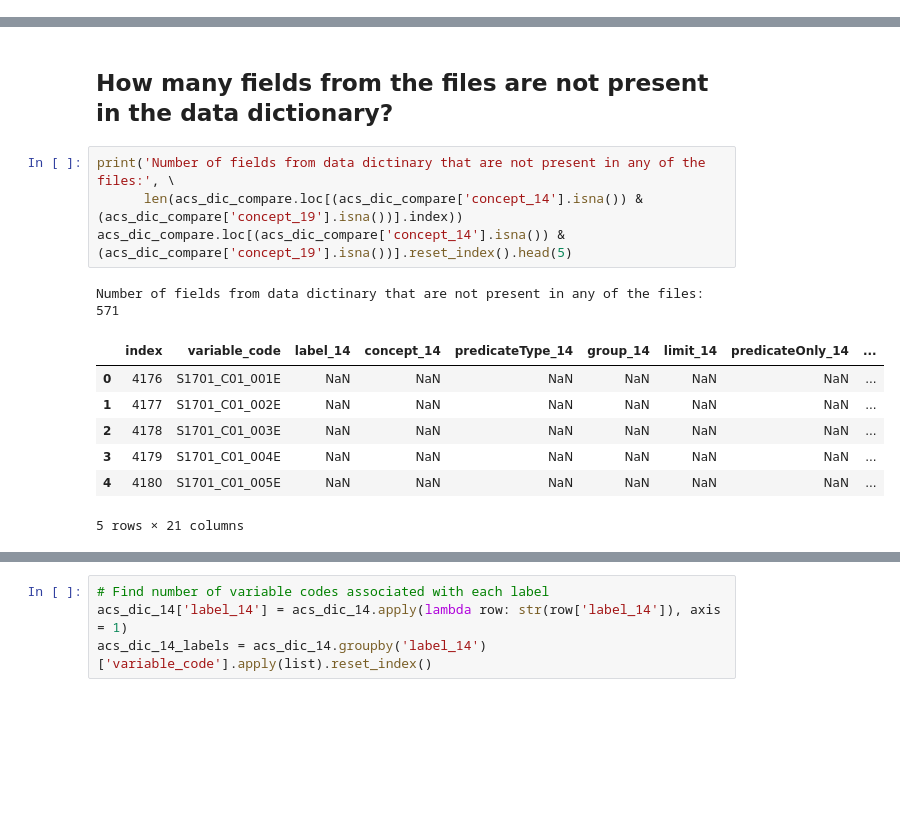
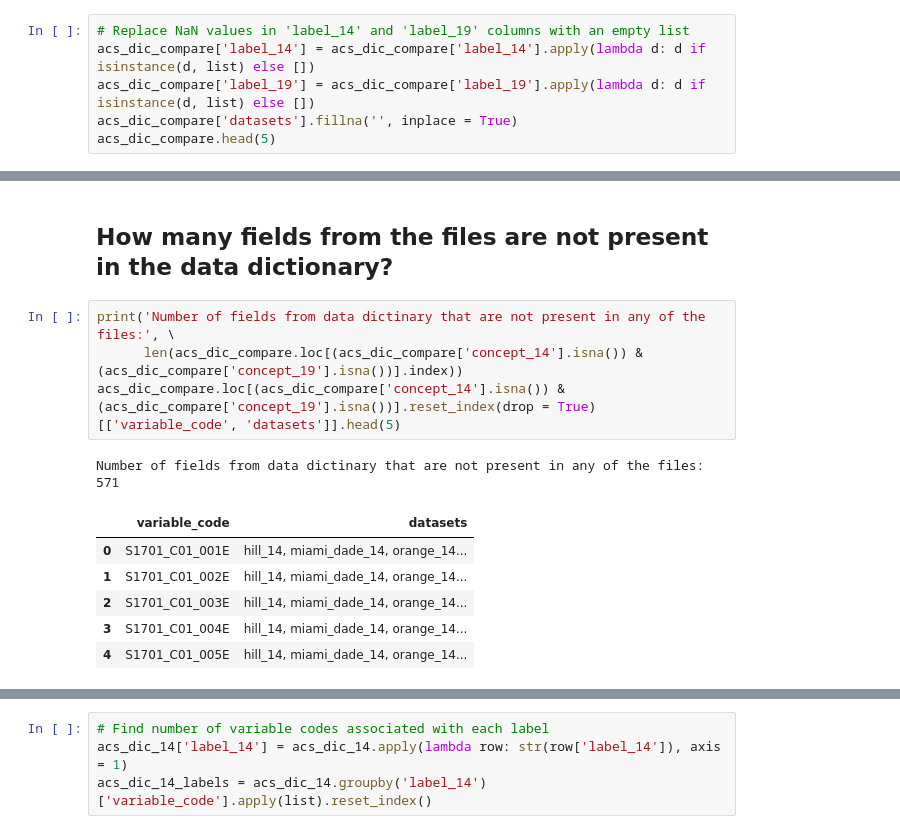
Before and after one commit to datakind/sep21-housing-insecurity, a Jupyter notebook: code/shreyashs/shr_field_work_acs_dictionary_eda.ipynb, the cells around one changed output, grey strips where cells are left out. Cells and saved outputs as stored; diff of their text form; blank space fills up the shorter version.

```diff
--- a/code/shreyashs/shr_field_work_acs_dictionary_eda.ipynb
+++ b/code/shreyashs/shr_field_work_acs_dictionary_eda.ipynb
@@ -110,0 +116,6 @@ acs_dic_compare.head(5)
+# %%
+# Replace NaN values in 'label_14' and 'label_19' columns with an empty list
+acs_dic_compare['label_14'] = acs_dic_compare['label_14'].apply(lambda d: d if isinstance(d, list) else [])
+acs_dic_compare['label_19'] = acs_dic_compare['label_19'].apply(lambda d: d if isinstance(d, list) else [])
+acs_dic_compare['datasets'].fillna('', inplace = True)
+acs_dic_compare.head(5)
@@ -150,13 +206,12 @@ Number of fields from data dictinary that are not present in any of the files: 3
 # %%
 print('Number of fields from data dictinary that are not present in any of the files:', \
       len(acs_dic_compare.loc[(acs_dic_compare['concept_14'].isna()) & (acs_dic_compare['concept_19'].isna())].index))
-acs_dic_compare.loc[(acs_dic_compare['concept_14'].isna()) & (acs_dic_compare['concept_19'].isna())].reset_index().head(5)
+acs_dic_compare.loc[(acs_dic_compare['concept_14'].isna()) & (acs_dic_compare['concept_19'].isna())].reset_index(drop = True)[['variable_code', 'datasets']].head(5)
 # %% [output]
 Number of fields from data dictinary that are not present in any of the files: 571
-|  | index | variable_code | label_14 | concept_14 | predicateType_14 | group_14 | limit_14 | predicateOnly_14 | ... |
-| 0 | 4176 | S1701_C01_001E | NaN | NaN | NaN | NaN | NaN | NaN | ... |
-| 1 | 4177 | S1701_C01_002E | NaN | NaN | NaN | NaN | NaN | NaN | ... |
-| 2 | 4178 | S1701_C01_003E | NaN | NaN | NaN | NaN | NaN | NaN | ... |
-| 3 | 4179 | S1701_C01_004E | NaN | NaN | NaN | NaN | NaN | NaN | ... |
-| 4 | 4180 | S1701_C01_005E | NaN | NaN | NaN | NaN | NaN | NaN | ... |
+|  | variable_code | datasets |
+| 0 | S1701_C01_001E | hill_14, miami_dade_14, orange_14... |
+| 1 | S1701_C01_002E | hill_14, miami_dade_14, orange_14... |
+| 2 | S1701_C01_003E | hill_14, miami_dade_14, orange_14... |
+| 3 | S1701_C01_004E | hill_14, miami_dade_14, orange_14... |
+| 4 | S1701_C01_005E | hill_14, miami_dade_14, orange_14... |
-5 rows × 21 columns
```
Also changed, not shown: parts of 21 cells of this notebook, 12 other files.
